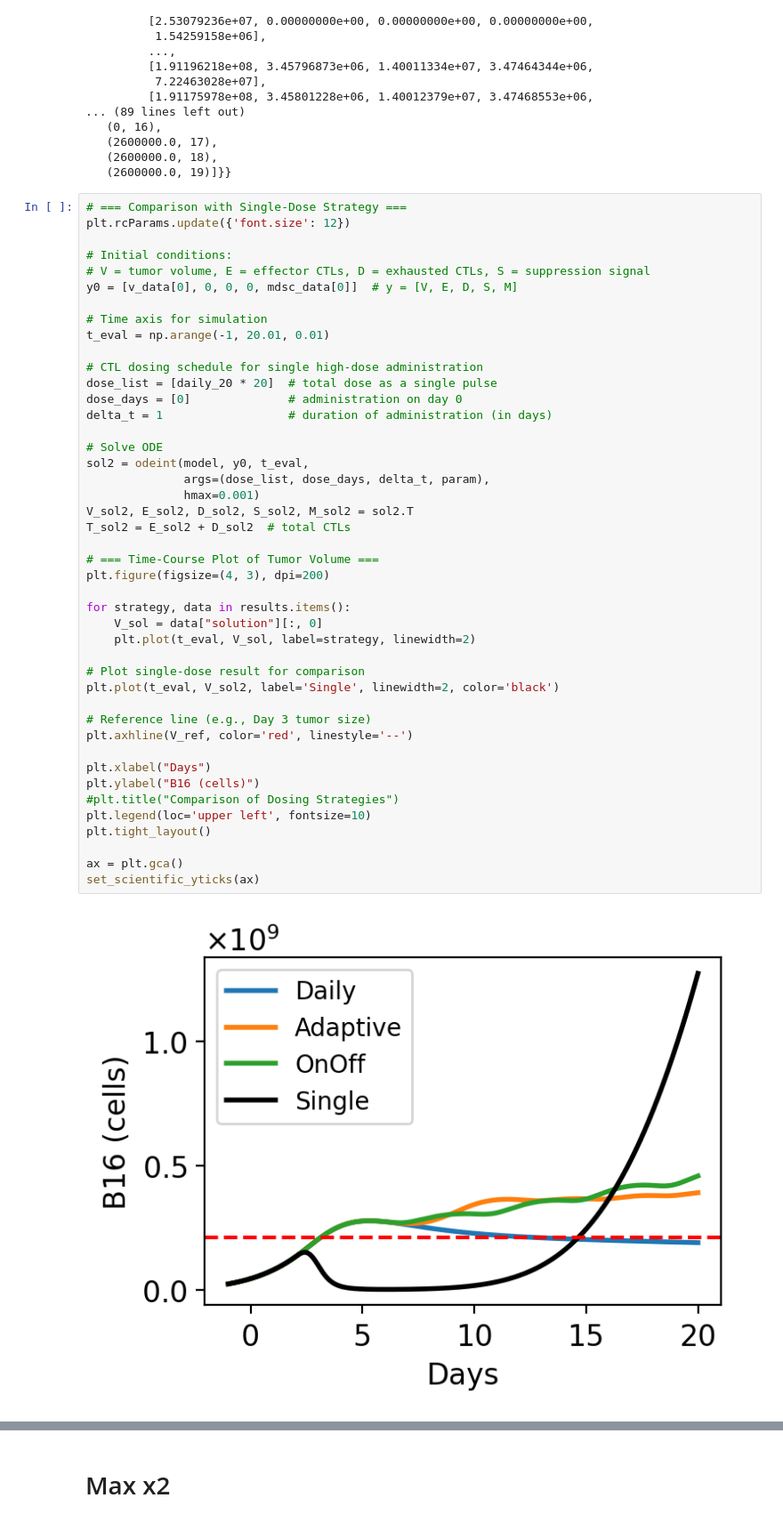
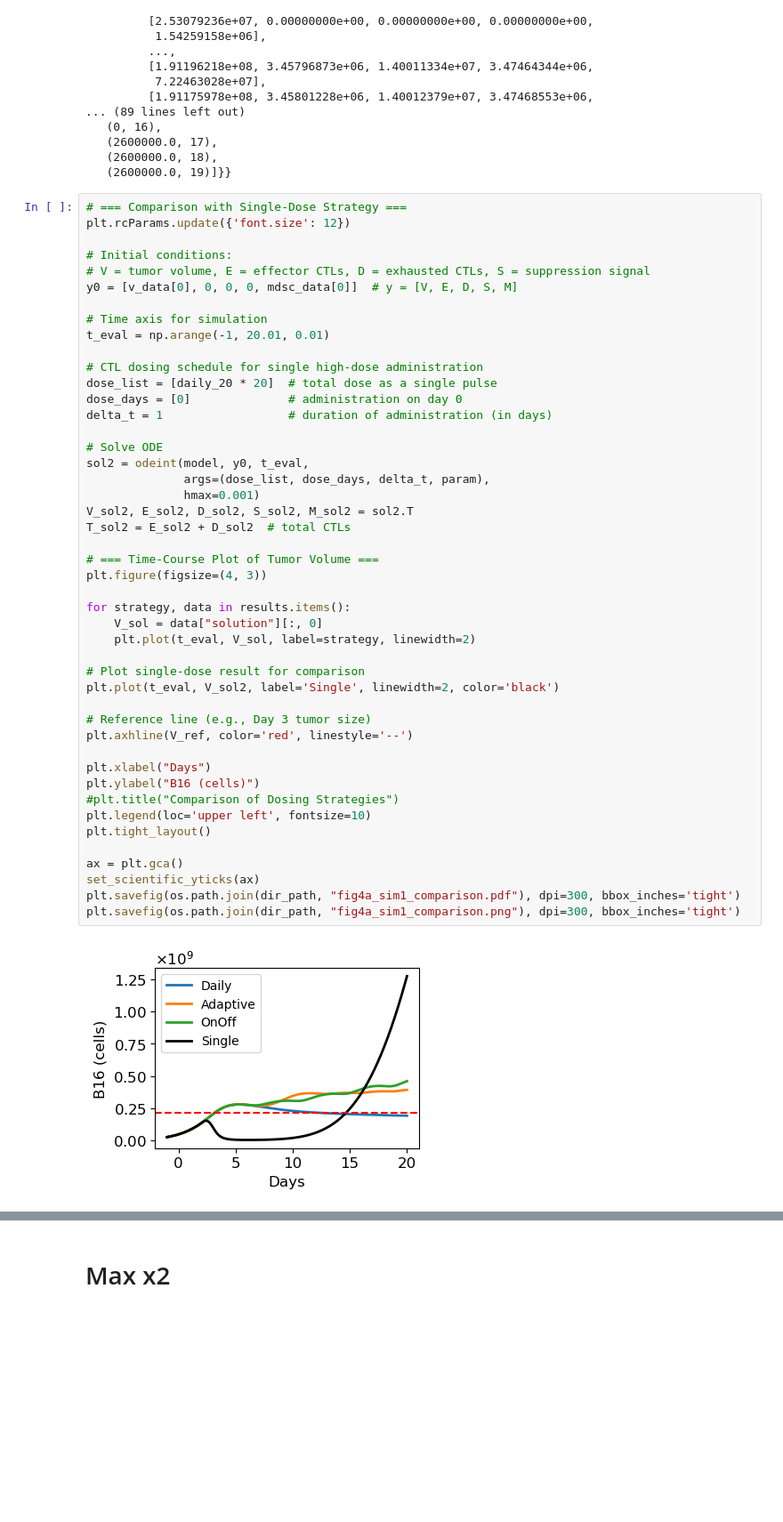
Before and after one commit to Rockyperiod/b16_act_analysis, a Jupyter notebook: code/ode_model/04_adaptive_dosing.ipynb, the cells around one changed output, grey strips where cells are left out. Shown at 89% size. Cells and saved outputs as stored; diff of their text form; blank space fills up the shorter version.

Commit message:
Update 04_adaptive_dosing: add figure saving code

```diff
--- a/code/ode_model/04_adaptive_dosing.ipynb
+++ b/code/ode_model/04_adaptive_dosing.ipynb
@@ -343,35 +347,37 @@ dose_days = [0]              # administration on day 0
 delta_t = 1                  # duration of administration (in days)
 
 # Solve ODE
 sol2 = odeint(model, y0, t_eval,
               args=(dose_list, dose_days, delta_t, param),
               hmax=0.001)
 V_sol2, E_sol2, D_sol2, S_sol2, M_sol2 = sol2.T
 T_sol2 = E_sol2 + D_sol2  # total CTLs
 
 # === Time-Course Plot of Tumor Volume ===
-plt.figure(figsize=(4, 3), dpi=200)
+plt.figure(figsize=(4, 3))
 
 for strategy, data in results.items():
     V_sol = data["solution"][:, 0]
     plt.plot(t_eval, V_sol, label=strategy, linewidth=2)
 
 # Plot single-dose result for comparison
 plt.plot(t_eval, V_sol2, label='Single', linewidth=2, color='black')
 
 # Reference line (e.g., Day 3 tumor size)
 plt.axhline(V_ref, color='red', linestyle='--')
 
 plt.xlabel("Days")
 plt.ylabel("B16 (cells)")
 #plt.title("Comparison of Dosing Strategies")
 plt.legend(loc='upper left', fontsize=10)
 plt.tight_layout()
 
 ax = plt.gca()
 set_scientific_yticks(ax)
+plt.savefig(os.path.join(dir_path, "fig4a_sim1_comparison.pdf"), dpi=300, bbox_inches='tight')
+plt.savefig(os.path.join(dir_path, "fig4a_sim1_comparison.png"), dpi=300, bbox_inches='tight')
 # %% [output]
-[figure, old version]
+[figure, new version]
 # %%
 # Visualize total CTL dose for each strategy as a bar graph
 strategies = list(results.keys())
```
Also changed, not shown: parts of 7 cells of this notebook.
